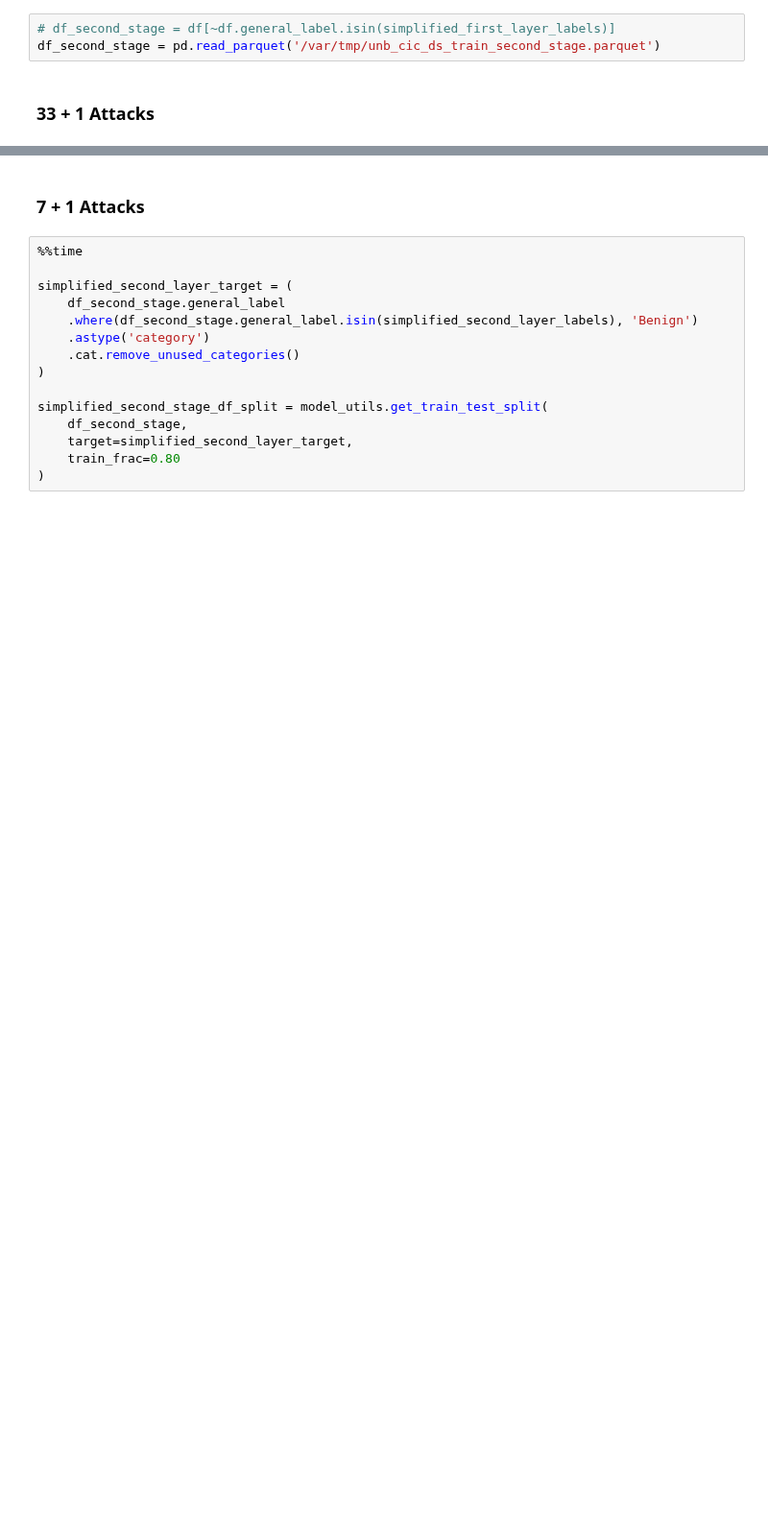
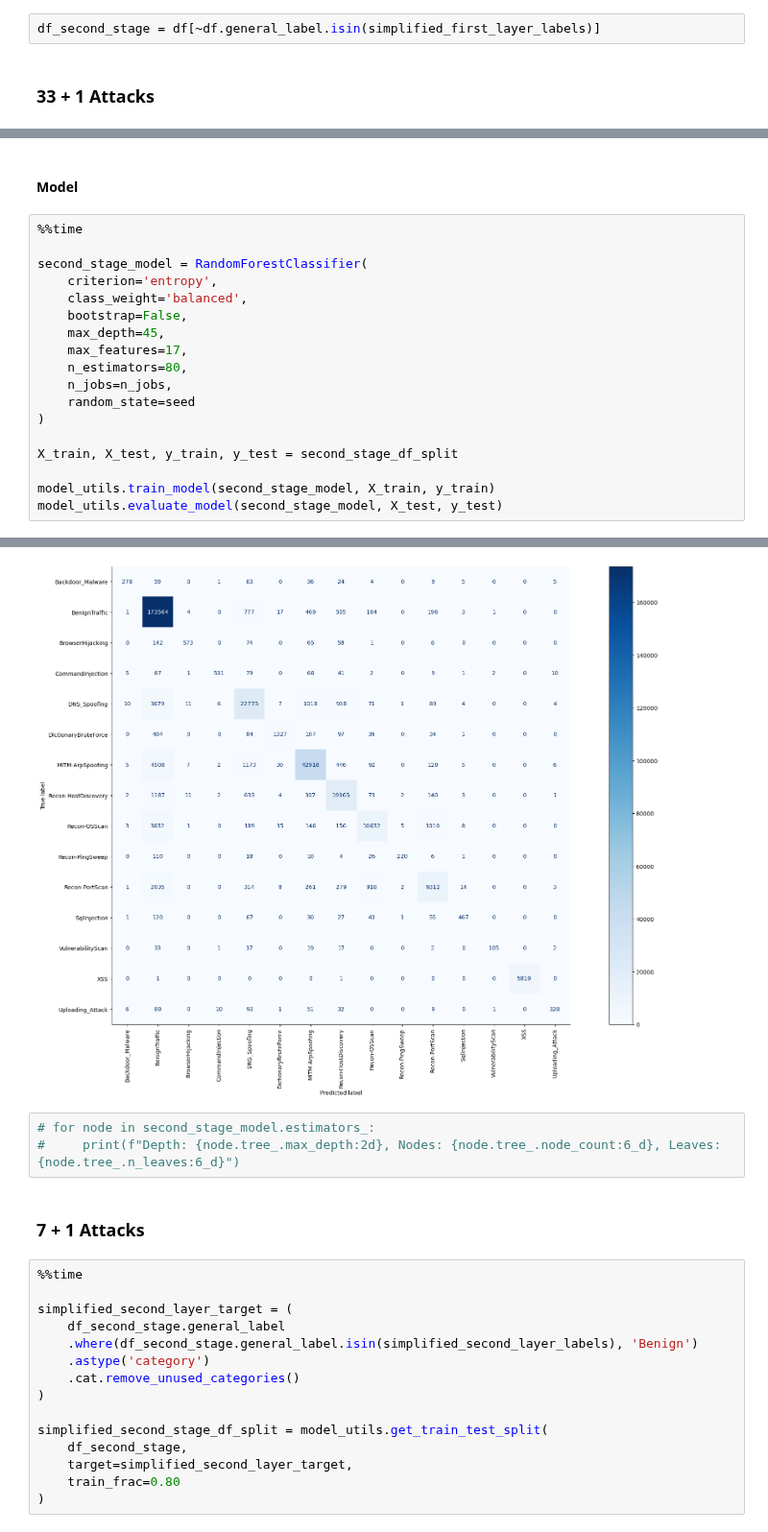
Before and after one commit to inaciobr/Multi-Stage-IoT-Intrusion-Detection, a Jupyter notebook: notebooks/3 - Models.ipynb, the cells around one changed output, grey strips where cells are left out. Shown at 96% size. Saved outputs shown, nothing was run; the diff lists cells and outputs as text; blank space fills up the shorter version.

```diff
--- a/notebooks/3 - Models.ipynb
+++ b/notebooks/3 - Models.ipynb
@@ -227,8 +227,7 @@ Wall time: 2min 59s
 # %% [markdown]
 ## Second Stage - Spoofing / Recon / Web / Brute Force
 # %%
-# df_second_stage = df[~df.general_label.isin(simplified_first_layer_labels)]
-df_second_stage = pd.read_parquet('/var/tmp/unb_cic_ds_train_second_stage.parquet')
+df_second_stage = df[~df.general_label.isin(simplified_first_layer_labels)]
 # %% [markdown]
 ### 33 + 1 Attacks
 # %%
@@ -288,0 +286,21 @@ Wall time: 2min 8s
+# %% [markdown]
+#### Model
+# %%
+%%time
+
+second_stage_model = RandomForestClassifier(
+    criterion='entropy',
+    class_weight='balanced',
+    bootstrap=False,
+    max_depth=45,
+    max_features=17,
+    n_estimators=80,
+    n_jobs=n_jobs,
+    random_state=seed
+)
+
+X_train, X_test, y_train, y_test = second_stage_df_split
+
+model_utils.train_model(second_stage_model, X_train, y_train)
+model_utils.evaluate_model(second_stage_model, X_test, y_test)
+# %% [output]
@@ -289,3 +324,7 @@ Wall time: 2min 8s
+[figure, added]
+# %%
+# for node in second_stage_model.estimators_:
+#     print(f"Depth: {node.tree_.max_depth:2d}, Nodes: {node.tree_.node_count:6_d}, Leaves: {node.tree_.n_leaves:6_d}")
 # %% [markdown]
 ### 7 + 1 Attacks
 # %%
```
Also changed, not shown: parts of 21 cells of this notebook, 3 other files.
